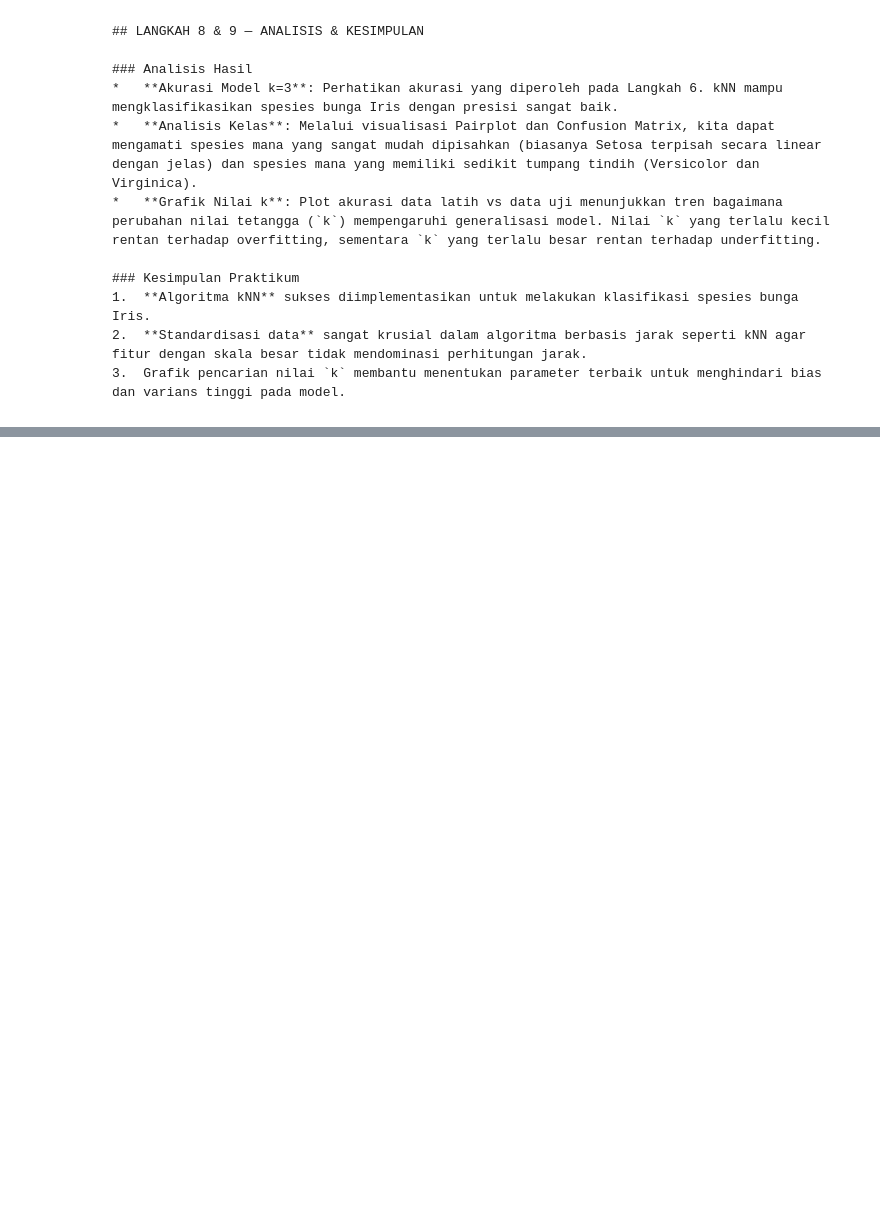
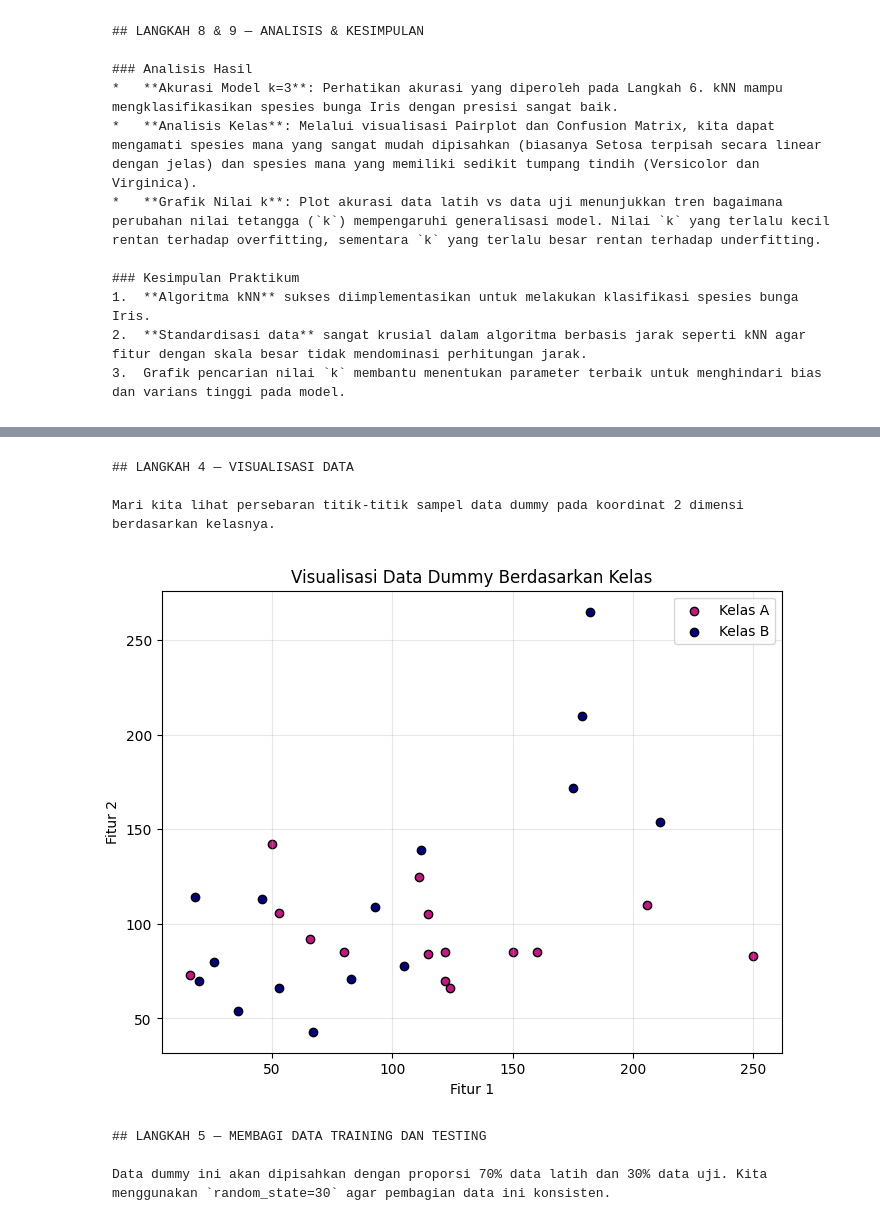
Before and after one commit to Yahya1805/machine-learning_2026, a Jupyter notebook: ML_JS09_10_Klasifikasi.ipynb, the cells around one changed output, grey strips where cells are left out. Cells and saved outputs as stored; diff of their text form; code cells hidden in the pictures; blank space fills up the shorter version.

````diff
--- a/ML_JS09_10_Klasifikasi.ipynb
+++ b/ML_JS09_10_Klasifikasi.ipynb
@@ -289,0 +433,11 @@ plt.show()
+# %%
+labels = {
+    1: 'Kelas A',
+    0: 'Kelas B'
+}
+
+df_label = df.copy()
+df_label['Label'] = df_label['Label'].map(labels)
+
+print("=== DataFrame dengan Label Kategorikal ===")
+display(df_label.head())
@@ -289,0 +452,51 @@ plt.show()
+# %% [markdown]
+```markdown
+## LANGKAH 4 — VISUALISASI DATA
+
+Mari kita lihat persebaran titik-titik sampel data dummy pada koordinat 2 dimensi berdasarkan kelasnya.
+```
+# %%
+import matplotlib.pyplot as plt
+
+colors = {
+    'class_a': 'MediumVioletRed',
+    'class_b': 'Navy'
+}
+
+gb = df_label.groupby('Label')
+
+class_a = gb.get_group('Kelas A')
+class_b = gb.get_group('Kelas B')
+
+plt.figure(figsize=(8, 6))
+
+plt.scatter(
+    class_a['Fitur 1'],
+    class_a['Fitur 2'],
+    c=colors['class_a'],
+    label='Kelas A',
+    edgecolors='black'
+)
+
+plt.scatter(
+    class_b['Fitur 1'],
+    class_b['Fitur 2'],
+    c=colors['class_b'],
+    label='Kelas B',
+    edgecolors='black'
+)
+
+plt.xlabel('Fitur 1')
+plt.ylabel('Fitur 2')
+plt.title('Visualisasi Data Dummy Berdasarkan Kelas')
+plt.legend()
+plt.grid(True, alpha=0.3)
+plt.show()
+# %% [output]
+[figure, added]
+# %% [markdown]
+```markdown
+## LANGKAH 5 — MEMBAGI DATA TRAINING DAN TESTING
+
+Data dummy ini akan dipisahkan dengan proporsi 70% data latih dan 30% data uji. Kita menggunakan `random_state=30` agar pembagian data ini konsisten.
+```
````
Also changed, not shown: parts of 15 cells of this notebook.
